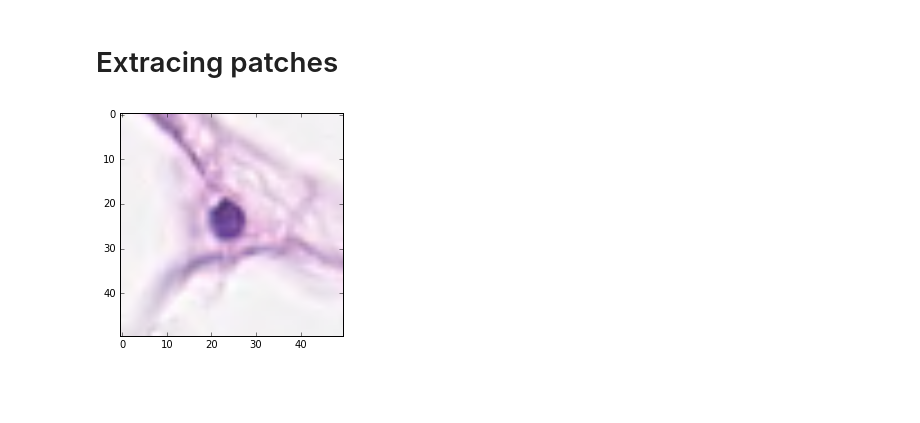
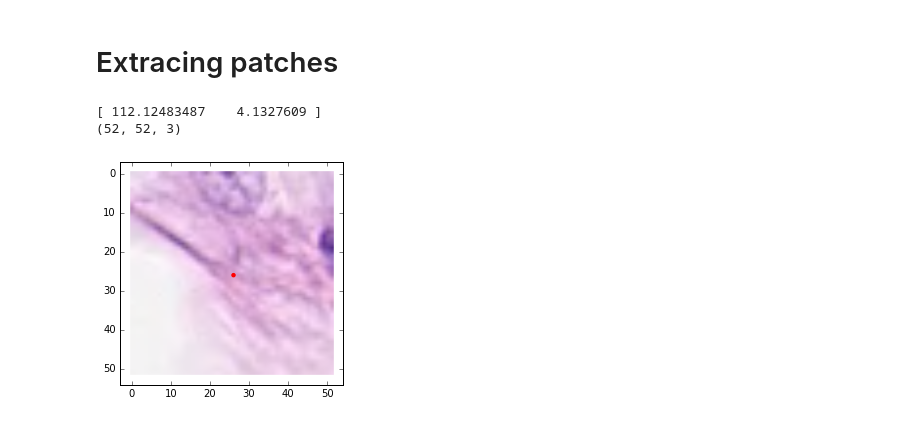
Before and after one commit to JonnyTran/nuclei-segmentation, a Jupyter notebook: notebooks/external_data_preprocessing.ipynb, the cells around one changed output. Saved outputs shown, nothing was run; the diff lists cells and outputs as text; code cells hidden in the pictures; blank space fills up the shorter version.

Commit message:
modified patch extraction function

```diff
--- a/notebooks/external_data_preprocessing.ipynb
+++ b/notebooks/external_data_preprocessing.ipynb
@@ -28,19 +28,35 @@ plt.show()
 # %% [markdown]
 # Extracing patches
-# %%
-def extract_patch(im, pos, window_size=(52,52)):
-    x1 = int(pos[0]-patch_size/2)
-    x2 = int(pos[0]+patch_size/2)
-    y1 = int(pos[1]-patch_size/2)
-    y2 = int(pos[1]+patch_size/2)
-    im_patch = im[y1:y2, x1:x2, :]
-#     im_patch = skimage.util.crop(ar=im, crop_width=((y1,y2), (x1,x2)), copy=True)
-    return im_patch
+# %%
+def extract_patch(image, patch_center, patch_size=(52,52)):
+    patch_y = int(patch_center[0] - patch_size[0]/2)
+    patch_x = int(patch_center[1] - patch_size[1]/2)
+
+    if patch_y < 0:
+        patch_y = 0
+    elif patch_y > image.shape[0]-1-patch_size[0]/2:
+        patch_y = image.shape[0]-1-patch_size[0]/2
+        print "!!", patch_y
+
+    if patch_x < 0:
+        patch_x = 0
+    elif patch_x > image.shape[1]-1-patch_size[1]/2:
+        patch_x = image.shape[1]-1-patch_size[1]/2
+        print "!!", patch_x
+
+
+    patch_image = image[patch_x:patch_x+patch_size[0], patch_y:patch_y+patch_size[1]]
+    return patch_image
 # %%
-patch_size = 50
-pos = m4["detection"][0]
-im_patch = extract_patch(im, pos)
+patch_size = (52,52)
+pos = m1["detection"][0]
+print pos
+im_patch = extract_patch(im, pos, patch_size=patch_size)
 implot = plt.imshow(im_patch)
+print im_patch.shape
+plt.scatter(x=patch_size[0]/2, y=patch_size[1]/2, c='r', s=20, edgecolors='')
 plt.show()
 # %% [output]
+[ 112.12483487    4.1327609 ]
+(52, 52, 3)
-[figure, old version]
+[figure, new version]
```
Also changed, not shown: parts of 2 cells of this notebook.
